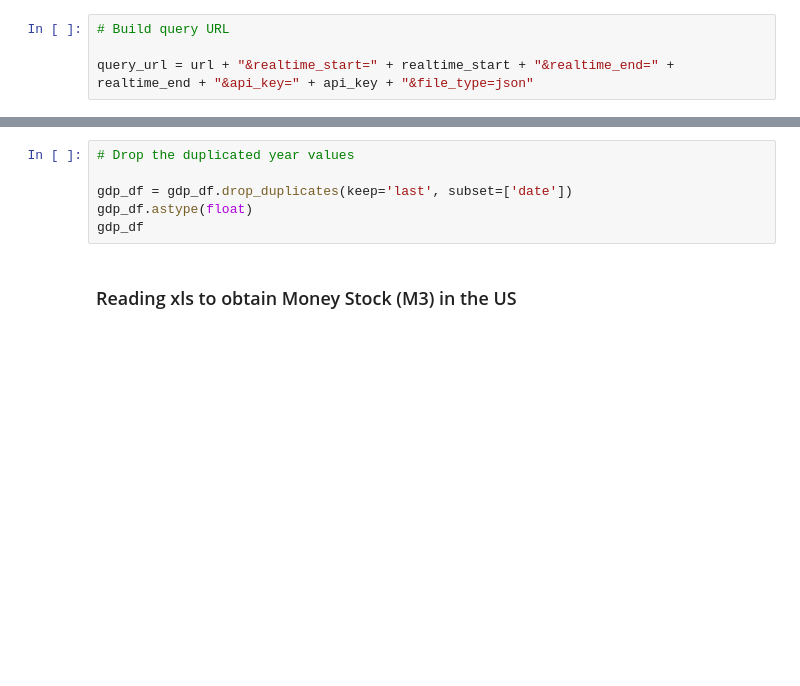
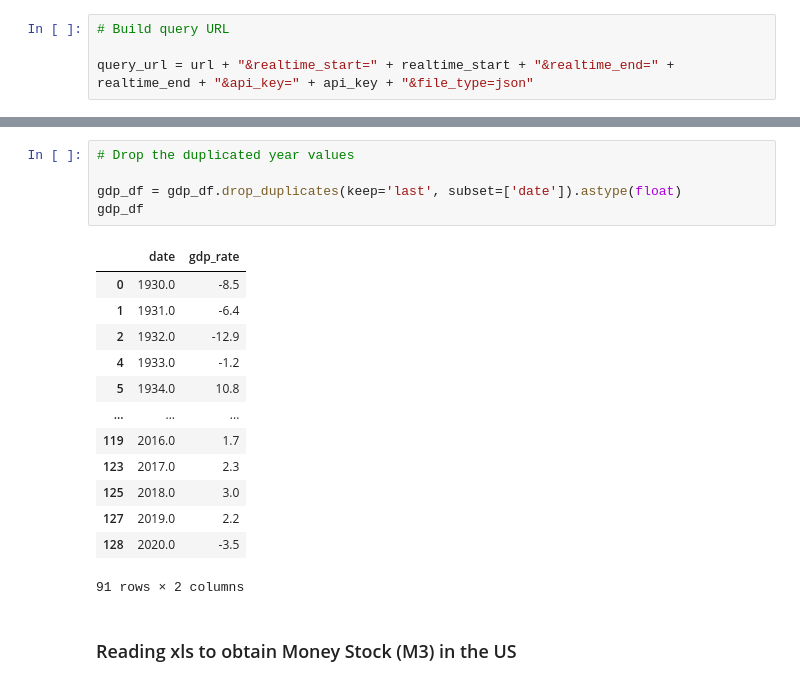
Before and after one commit to harrybonsu/ETL_Project, a Jupyter notebook: ETL_project.ipynb, the cells around one changed output, grey strips where cells are left out. Saved outputs shown, nothing was run; the diff lists cells and outputs as text; blank space fills up the shorter version.

```diff
--- a/ETL_project.ipynb
+++ b/ETL_project.ipynb
@@ -146,9 +249,22 @@ gdp_df
 # %%
 # Drop the duplicated year values
 
-gdp_df = gdp_df.drop_duplicates(keep='last', subset=['date'])
-gdp_df.astype(float)
+gdp_df = gdp_df.drop_duplicates(keep='last', subset=['date']).astype(float)
 gdp_df
+# %% [output]
+|  | date | gdp_rate |
+| 0 | 1930.0 | -8.5 |
+| 1 | 1931.0 | -6.4 |
+| 2 | 1932.0 | -12.9 |
+| 4 | 1933.0 | -1.2 |
+| 5 | 1934.0 | 10.8 |
+| ... | ... | ... |
+| 119 | 2016.0 | 1.7 |
+| 123 | 2017.0 | 2.3 |
+| 125 | 2018.0 | 3.0 |
+| 127 | 2019.0 | 2.2 |
+| 128 | 2020.0 | -3.5 |
+91 rows × 2 columns
 # %% [markdown]
 ### Reading xls to obtain Money Stock (M3) in the US
 # %%
```
Also changed, not shown: parts of 19 cells of this notebook.
